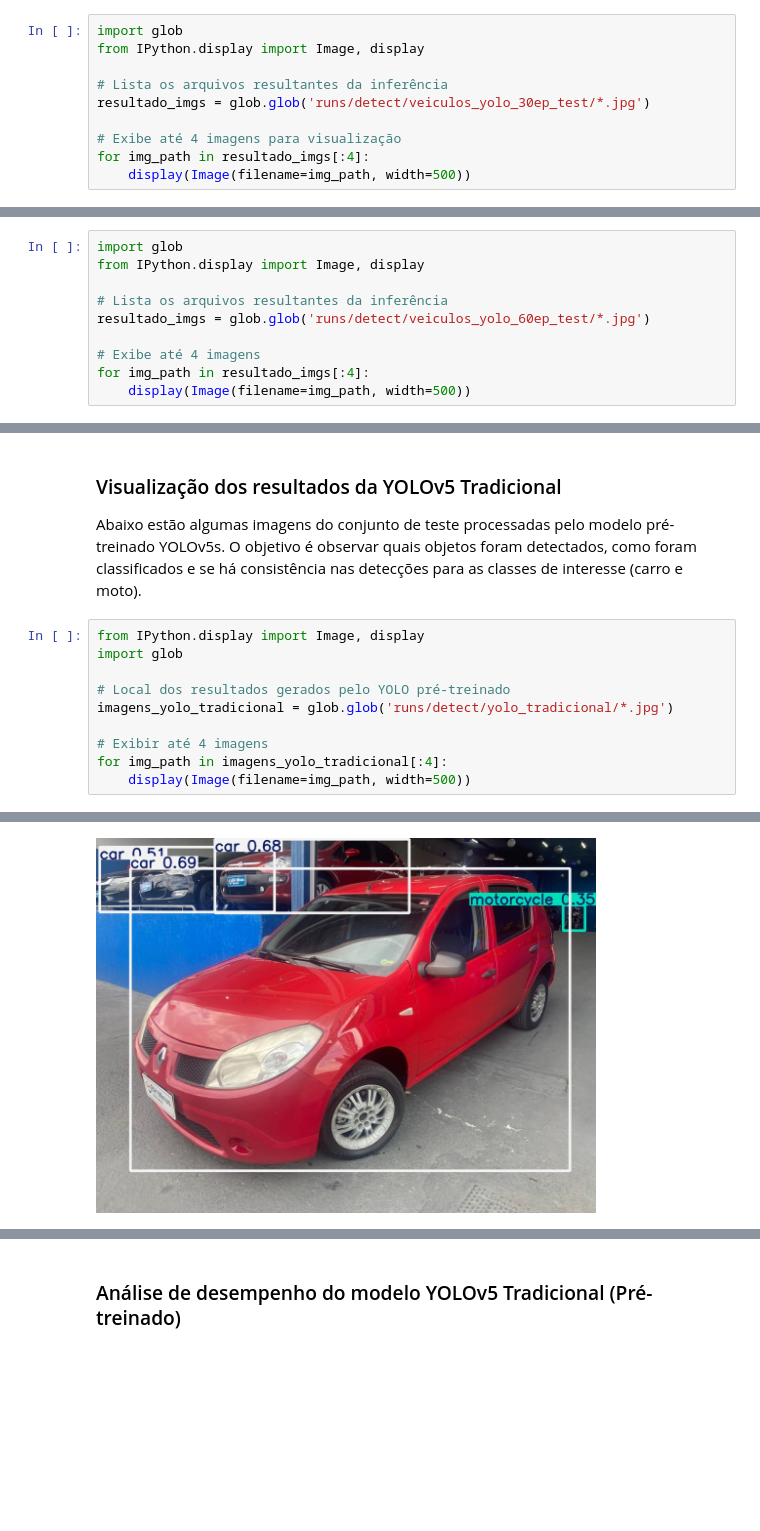
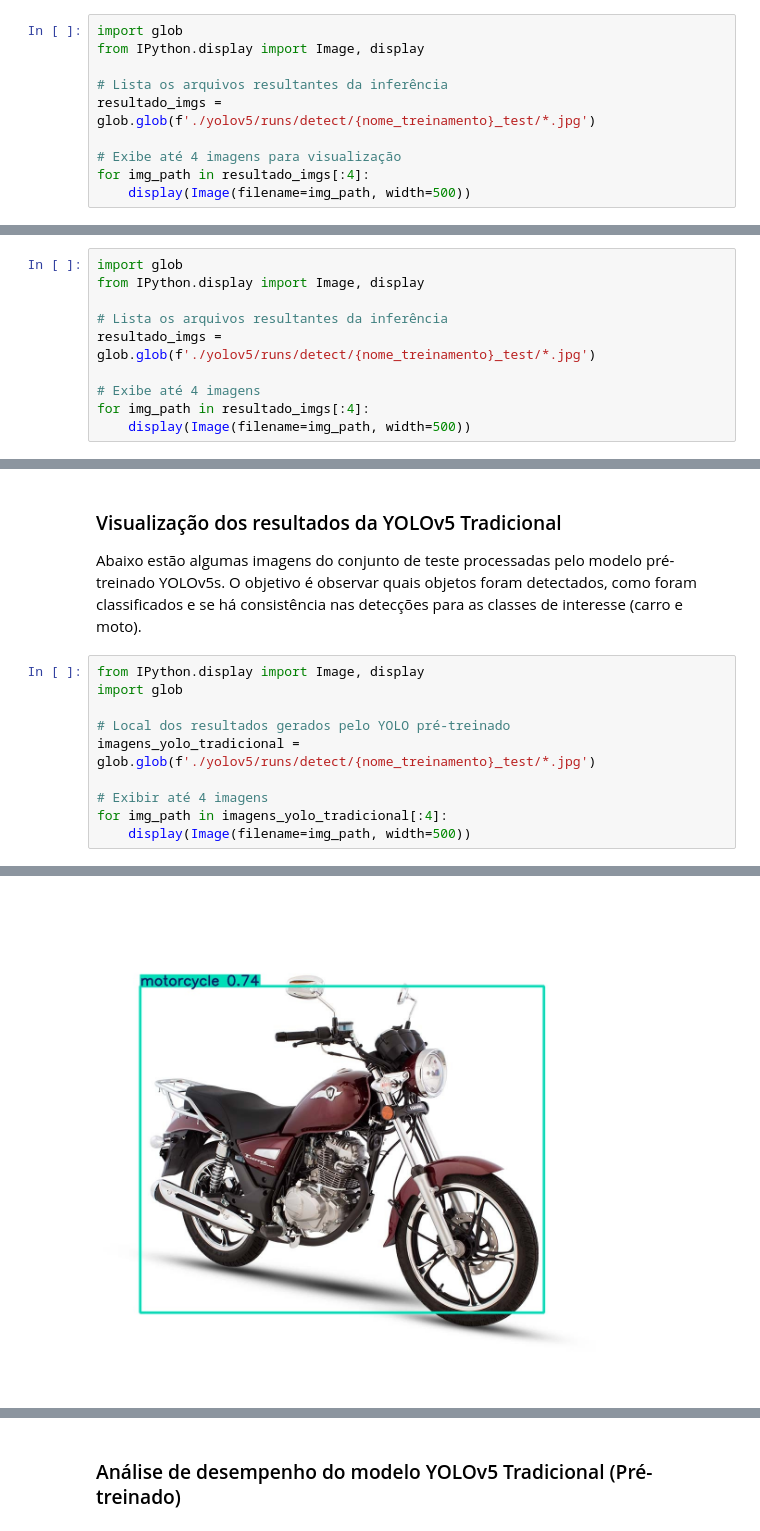
Before and after one commit to joseandrefilho/1TIAOR20242_FASE6_CAP1, a Jupyter notebook: notebooks/1TIAOR20242_FASE6_CAP1.ipynb, the cells around one changed output, grey strips where cells are left out. Cells and saved outputs as stored; diff of their text form; blank space fills up the shorter version.

```diff
--- a/notebooks/1TIAOR20242_FASE6_CAP1.ipynb
+++ b/notebooks/1TIAOR20242_FASE6_CAP1.ipynb
@@ -297,7 +342,7 @@ import glob
 from IPython.display import Image, display
 
 # Lista os arquivos resultantes da inferência
-resultado_imgs = glob.glob('runs/detect/veiculos_yolo_30ep_test/*.jpg')
+resultado_imgs = glob.glob(f'./yolov5/runs/detect/{nome_treinamento}_test/*.jpg')
 
 # Exibe até 4 imagens para visualização
 for img_path in resultado_imgs[:4]:
@@ -445,7 +511,7 @@ import glob
 from IPython.display import Image, display
 
 # Lista os arquivos resultantes da inferência
-resultado_imgs = glob.glob('runs/detect/veiculos_yolo_60ep_test/*.jpg')
+resultado_imgs = glob.glob(f'./yolov5/runs/detect/{nome_treinamento}_test/*.jpg')
 
 # Exibe até 4 imagens
 for img_path in resultado_imgs[:4]:
@@ -635,14 +703,14 @@ Abaixo estão algumas imagens do conjunto de teste processadas pelo modelo pré-
 # %%
 from IPython.display import Image, display
 import glob
 
 # Local dos resultados gerados pelo YOLO pré-treinado
-imagens_yolo_tradicional = glob.glob('runs/detect/yolo_tradicional/*.jpg')
+imagens_yolo_tradicional = glob.glob(f'./yolov5/runs/detect/{nome_treinamento}_test/*.jpg')
 
 # Exibir até 4 imagens
 for img_path in imagens_yolo_tradicional[:4]:
     display(Image(filename=img_path, width=500))
 # %% [output]
 [figure]
 [figure]
-[figure, old version]
+[figure, new version]
```
Also changed, not shown: parts of 27 cells of this notebook, 6 other files.
